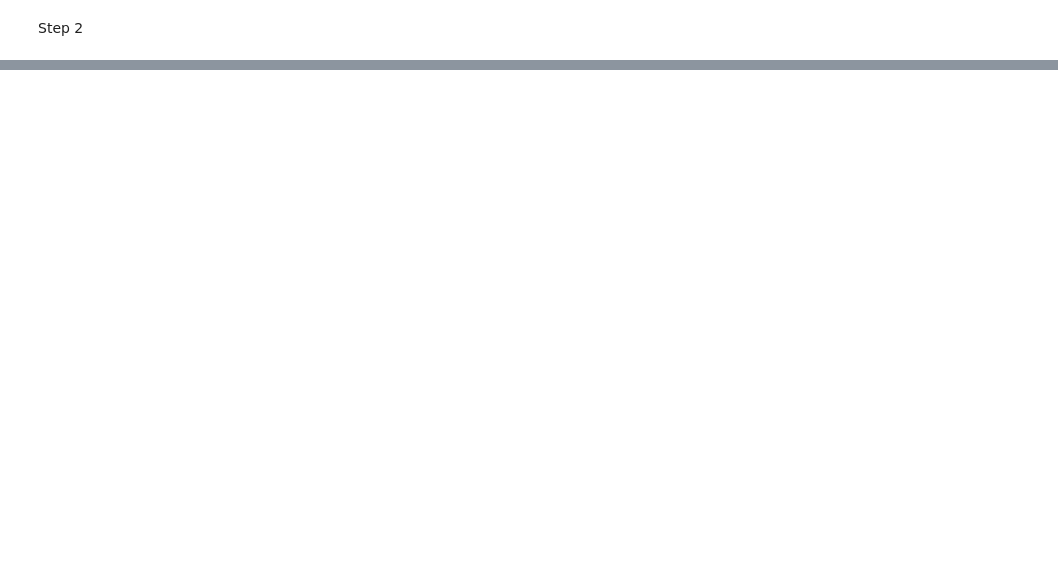
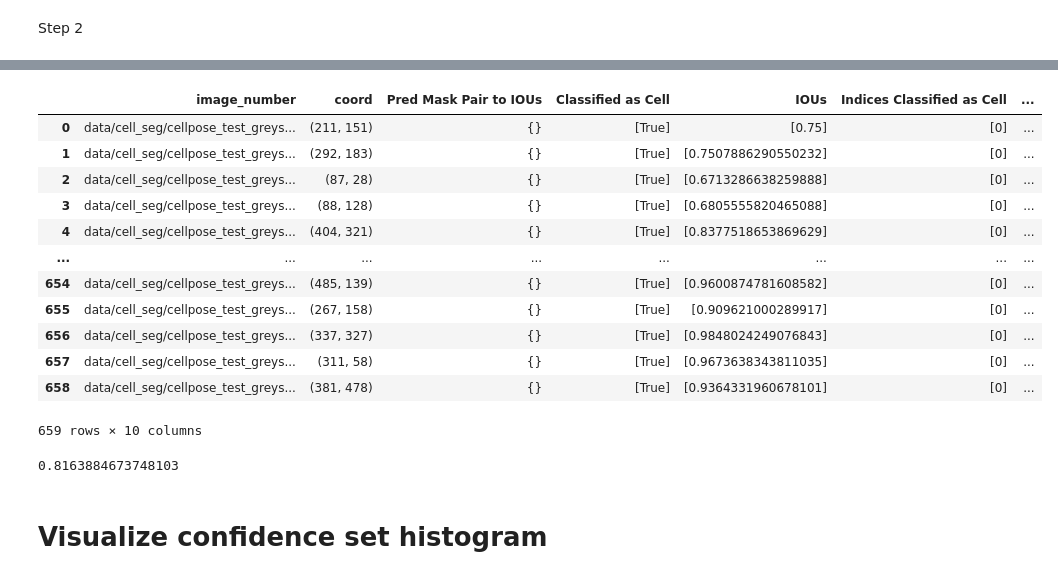
Before and after one commit to conformal-instance-segmentation/conformal-instance-segmentation-code, a Jupyter notebook: appendix-experiments-comparison-to-finite-sample-algorithm/cell segmentation.ipynb, the cells around one changed output, grey strips where cells are left out. Drawn from its saved outputs; the diff is of its cells as text; code cells hidden in the pictures; blank space fills up the shorter version.

Commit message:
finite sample algorithm comparison

```diff
--- a/appendix-experiments-comparison-to-finite-sample-algorithm/cell segmentation.ipynb
+++ b/appendix-experiments-comparison-to-finite-sample-algorithm/cell segmentation.ipynb
@@ -155,2 +170,12 @@ KeyboardInterrupt:
 # %%
-image_number
+def remove_duplicate_masks_finite_sample(indices, pair_to_iou, iou_threshold):
+    if len(indices) == 1:
+        return indices
+    else:
+        indices_to_keep = remove_duplicate_masks_finite_sample(indices[:-1], pair_to_iou, iou_threshold)
+        for index in indices[:-1]:
+            IOU = pair_to_iou[(index, indices[-1])]
+            if IOU > iou_threshold:
+                return indices_to_keep
+        indices_to_keep.append(indices[-1])
+        return indices_to_keep
@@ -158,0 +238,6 @@ np.str_('data/cell_seg/cellpose_test_greyscale/044_img.png')
+# %%
+file = open('../data/cell_seg/conformal_ious_test_cellpose_SAM_remove_duplicate_masks.pkl', 'rb')
+results_table_test_asymptotic = pickle.load(file)
+file.close()
+# %%
+results_table_test = results_table_test_asymptotic[['image_number', 'coord']]
@@ -158,0 +295,9 @@ np.str_('data/cell_seg/cellpose_test_greyscale/044_img.png')
+# %%
+results_table_test["Indices Classified as Cell"] = results_table_test["Classified as Cell"].apply(lambda x: np.argwhere(x)[:, 0])
+
+results_table_test["Final Mask Indices"] = results_table_test["Pred Mask Pair to IOUs"].apply(lambda x: remove_duplicate_masks_finite_sample(list(np.arange(len(T_confidence_set))), x, iou_threshold=IOU_threshold_duplicate_mask))
+results_table_test["Final Mask Indices"] = results_table_test.apply(lambda x: np.intersect1d(x["Final Mask Indices"], x["Indices Classified as Cell"]), axis=1)
+
+results_table_test["Final Mask Number"] = results_table_test["Final Mask Indices"].apply(lambda x: len(x))
+results_table_test["Final Mask IOUs"] = results_table_test.apply(lambda x: np.array(x["IOUs"])[x["Final Mask Indices"]], axis=1)
+results_table_test["Final Mask max IOU"] = results_table_test["Final Mask IOUs"].map(lambda x: 0 if len(x)==0 else np.max(x))
@@ -158,0 +322,22 @@ np.str_('data/cell_seg/cellpose_test_greyscale/044_img.png')
+# %%
+results_table_test
+# %% [output]
+|  | image_number | coord | Pred Mask Pair to IOUs | Classified as Cell | IOUs | Indices Classified as Cell | ... |
+| 0 | data/cell_seg/cellpose_test_greys... | (211, 151) | {} | [True] | [0.75] | [0] | ... |
+| 1 | data/cell_seg/cellpose_test_greys... | (292, 183) | {} | [True] | [0.7507886290550232] | [0] | ... |
+| 2 | data/cell_seg/cellpose_test_greys... | (87, 28) | {} | [True] | [0.6713286638259888] | [0] | ... |
+| 3 | data/cell_seg/cellpose_test_greys... | (88, 128) | {} | [True] | [0.6805555820465088] | [0] | ... |
+| 4 | data/cell_seg/cellpose_test_greys... | (404, 321) | {} | [True] | [0.8377518653869629] | [0] | ... |
+| ... | ... | ... | ... | ... | ... | ... | ... |
+| 654 | data/cell_seg/cellpose_test_greys... | (485, 139) | {} | [True] | [0.9600874781608582] | [0] | ... |
+| 655 | data/cell_seg/cellpose_test_greys... | (267, 158) | {} | [True] | [0.909621000289917] | [0] | ... |
+| 656 | data/cell_seg/cellpose_test_greys... | (337, 327) | {} | [True] | [0.9848024249076843] | [0] | ... |
+| 657 | data/cell_seg/cellpose_test_greys... | (311, 58) | {} | [True] | [0.9673638343811035] | [0] | ... |
+| 658 | data/cell_seg/cellpose_test_greys... | (381, 478) | {} | [True] | [0.9364331960678101] | [0] | ... |
+659 rows × 10 columns
+# %%
+results_table_test_high_IOUs = results_table_test[results_table_test["Final Mask max IOU"] > IOU_threshold]
+coverage = len(results_table_test_high_IOUs) / len(results_table_test)
+print(coverage)
+# %% [output]
+0.8163884673748103
@@ -158,0 +348,2 @@ np.str_('data/cell_seg/cellpose_test_greyscale/044_img.png')
+# %% [markdown]
+# Visualize confidence set histogram
```
Also changed, not shown: parts of 17 cells of this notebook, 6 other files.
